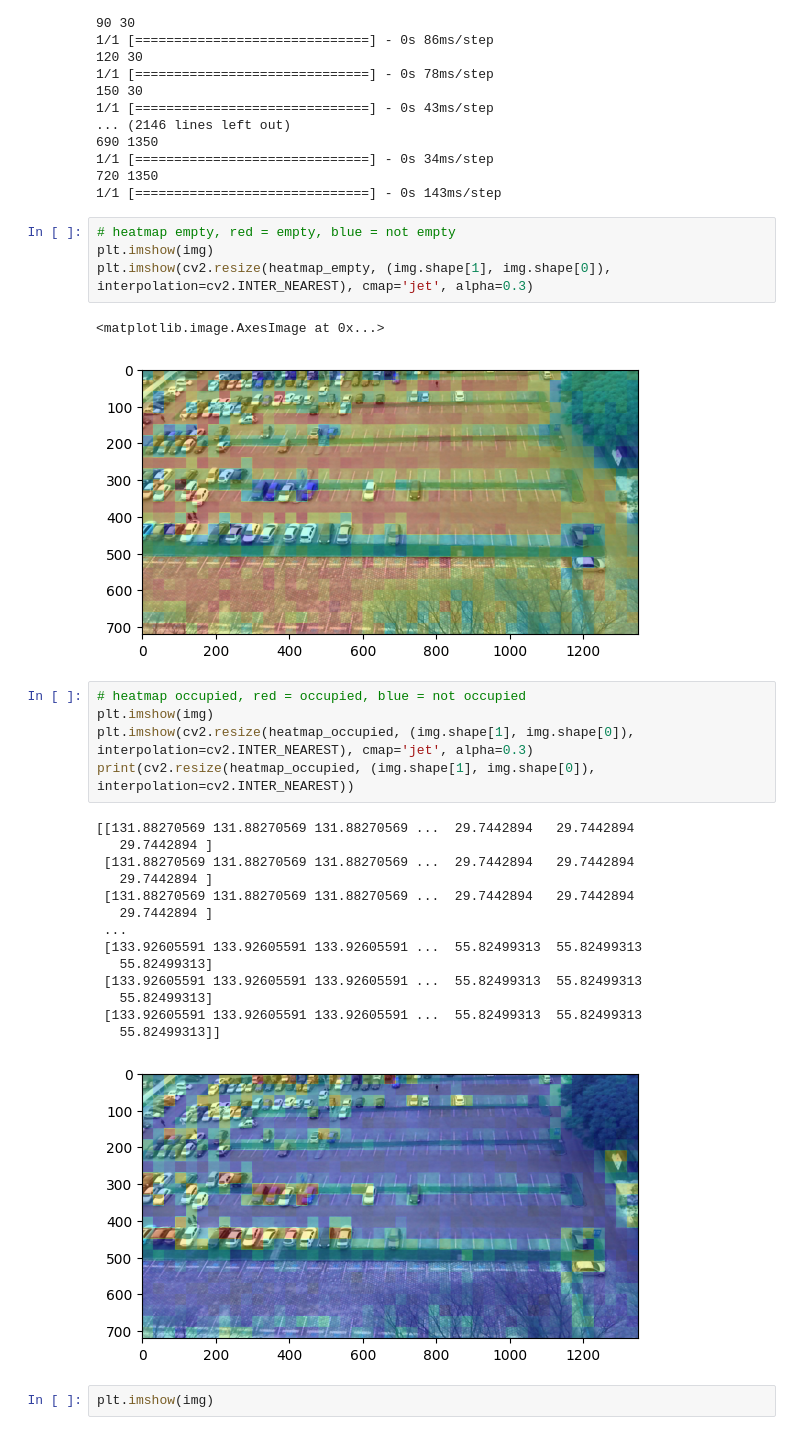
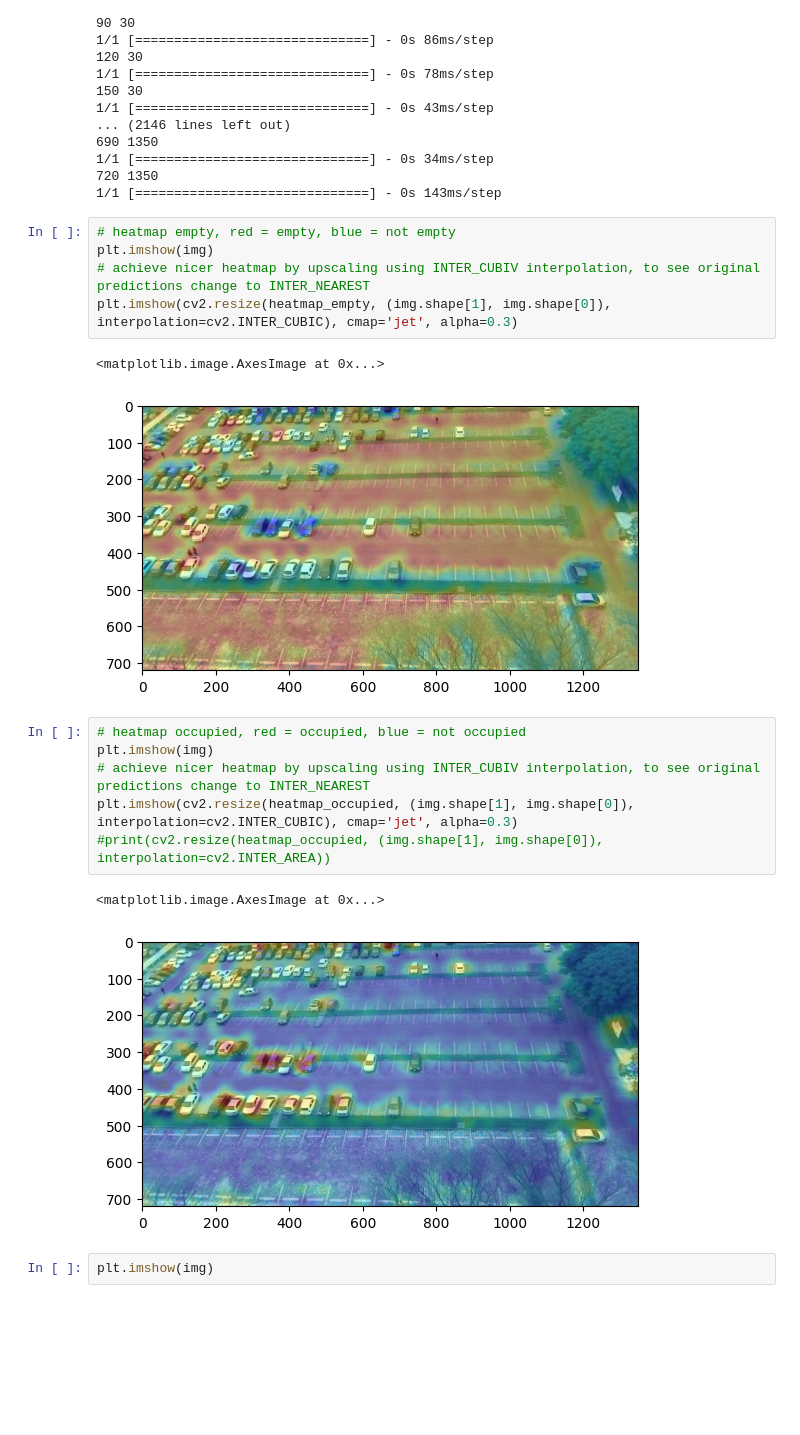
Before and after one commit to MrScrat/PKLot-detection, a Jupyter notebook: heatmap.ipynb, the cells around one changed output. Saved outputs shown, nothing was run; the diff lists cells and outputs as text; blank space fills up the shorter version.

Commit message:
changed interpolation when upscaling heatmap to make it look nicer

```diff
--- a/heatmap.ipynb
+++ b/heatmap.ipynb
@@ -56,30 +56,20 @@ for column in range(heatmap_empty.shape[1]):
 # %%
 # heatmap empty, red = empty, blue = not empty
 plt.imshow(img)
-plt.imshow(cv2.resize(heatmap_empty, (img.shape[1], img.shape[0]), interpolation=cv2.INTER_NEAREST), cmap='jet', alpha=0.3)
+# achieve nicer heatmap by upscaling using INTER_CUBIV interpolation, to see original predictions change to INTER_NEAREST
+plt.imshow(cv2.resize(heatmap_empty, (img.shape[1], img.shape[0]), interpolation=cv2.INTER_CUBIC), cmap='jet', alpha=0.3)
 # %% [output]
 <matplotlib.image.AxesImage at 0x...>
-[figure, old version]
+[figure, new version]
 # %%
 # heatmap occupied, red = occupied, blue = not occupied
 plt.imshow(img)
-plt.imshow(cv2.resize(heatmap_occupied, (img.shape[1], img.shape[0]), interpolation=cv2.INTER_NEAREST), cmap='jet', alpha=0.3)
-print(cv2.resize(heatmap_occupied, (img.shape[1], img.shape[0]), interpolation=cv2.INTER_NEAREST))
+# achieve nicer heatmap by upscaling using INTER_CUBIV interpolation, to see original predictions change to INTER_NEAREST
+plt.imshow(cv2.resize(heatmap_occupied, (img.shape[1], img.shape[0]), interpolation=cv2.INTER_CUBIC), cmap='jet', alpha=0.3)
+#print(cv2.resize(heatmap_occupied, (img.shape[1], img.shape[0]), interpolation=cv2.INTER_AREA))
 # %% [output]
-[[131.88270569 131.88270569 131.88270569 ...  29.7442894   29.7442894
-   29.7442894 ]
- [131.88270569 131.88270569 131.88270569 ...  29.7442894   29.7442894
-   29.7442894 ]
- [131.88270569 131.88270569 131.88270569 ...  29.7442894   29.7442894
-   29.7442894 ]
- ...
- [133.92605591 133.92605591 133.92605591 ...  55.82499313  55.82499313
-   55.82499313]
- [133.92605591 133.92605591 133.92605591 ...  55.82499313  55.82499313
-   55.82499313]
- [133.92605591 133.92605591 133.92605591 ...  55.82499313  55.82499313
-   55.82499313]]
+<matplotlib.image.AxesImage at 0x...>
-[figure, old version]
+[figure, new version]
 # %%
 plt.imshow(img)
 # %% [output]
```
